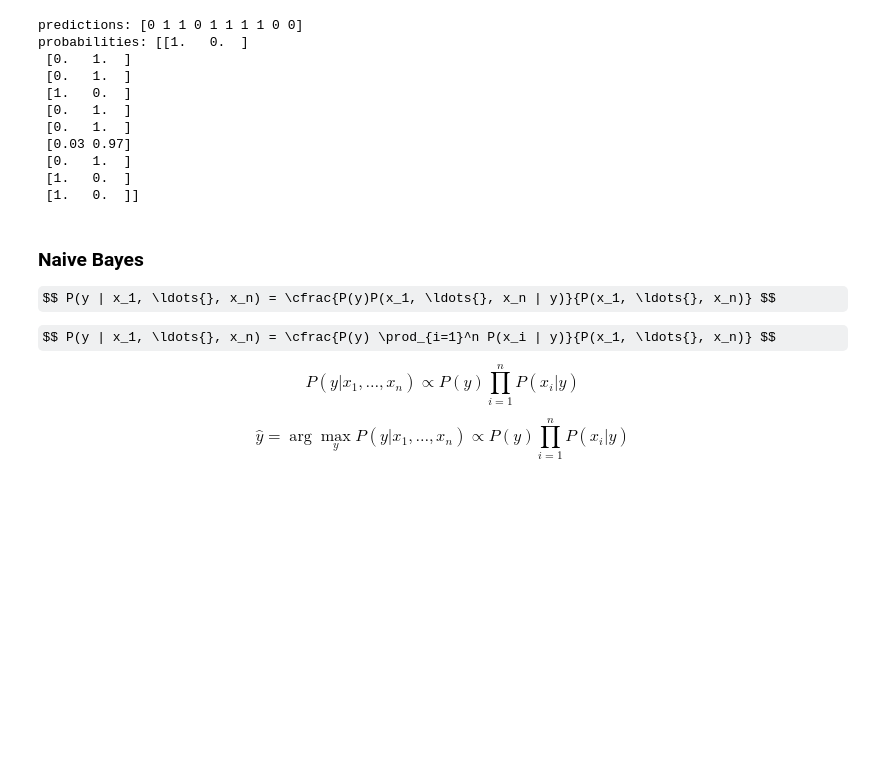
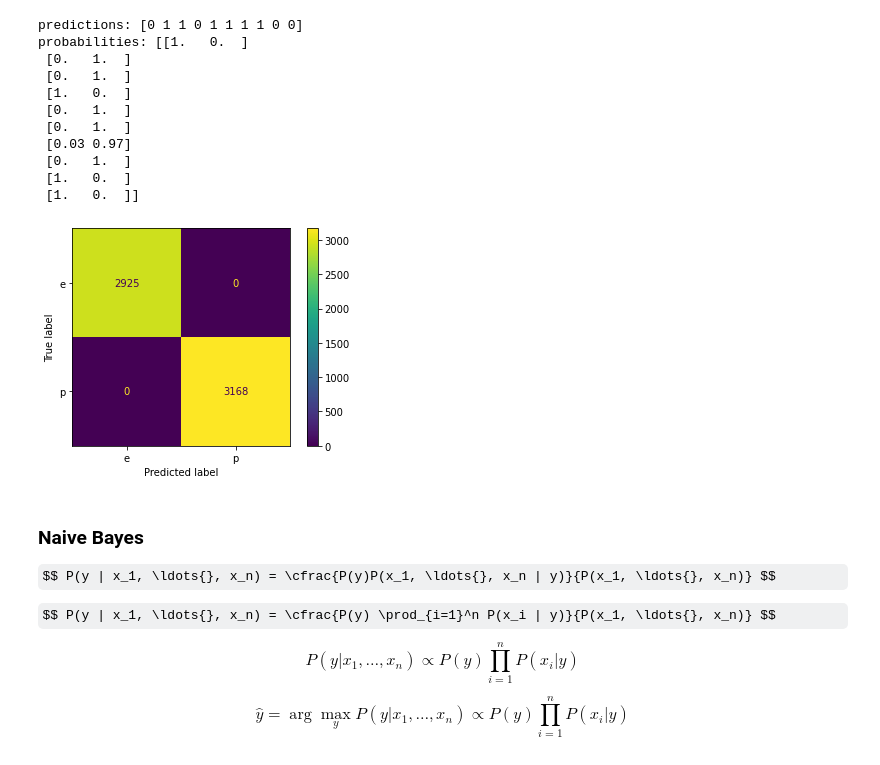
Before and after one commit to CorrelAid/correlaid-machine-learning-spring-school, a Jupyter notebook: notebooks/xx_classification_simple_models.ipynb, the cells around one changed output. Drawn from its saved outputs; the diff is of its cells as text; code cells hidden in the pictures; some formulas as TeX source; blank space fills up the shorter version.

Commit message:
add confusion matrix

```diff
--- a/notebooks/xx_classification_simple_models.ipynb
+++ b/notebooks/xx_classification_simple_models.ipynb
@@ -191,6 +191,19 @@ probabilities: [[1.   0.  ]
  [0.   1.  ]
  [1.   0.  ]
  [1.   0.  ]]
+# %%
+from sklearn.metrics import confusion_matrix, ConfusionMatrixDisplay
+import seaborn as sns
+
+y_pred = model.predict(X_train)
+
+cm = confusion_matrix(y_train, y_pred, labels=[1, 0])
+disp = ConfusionMatrixDisplay(confusion_matrix=cm, display_labels=target_enc.classes_)
+
+disp.plot()
+None
+# %% [output]
+[figure, added]
 # %% [markdown]
 ### Naive Bayes
 
```
Also changed, not shown: parts of 1 cell of this notebook.
